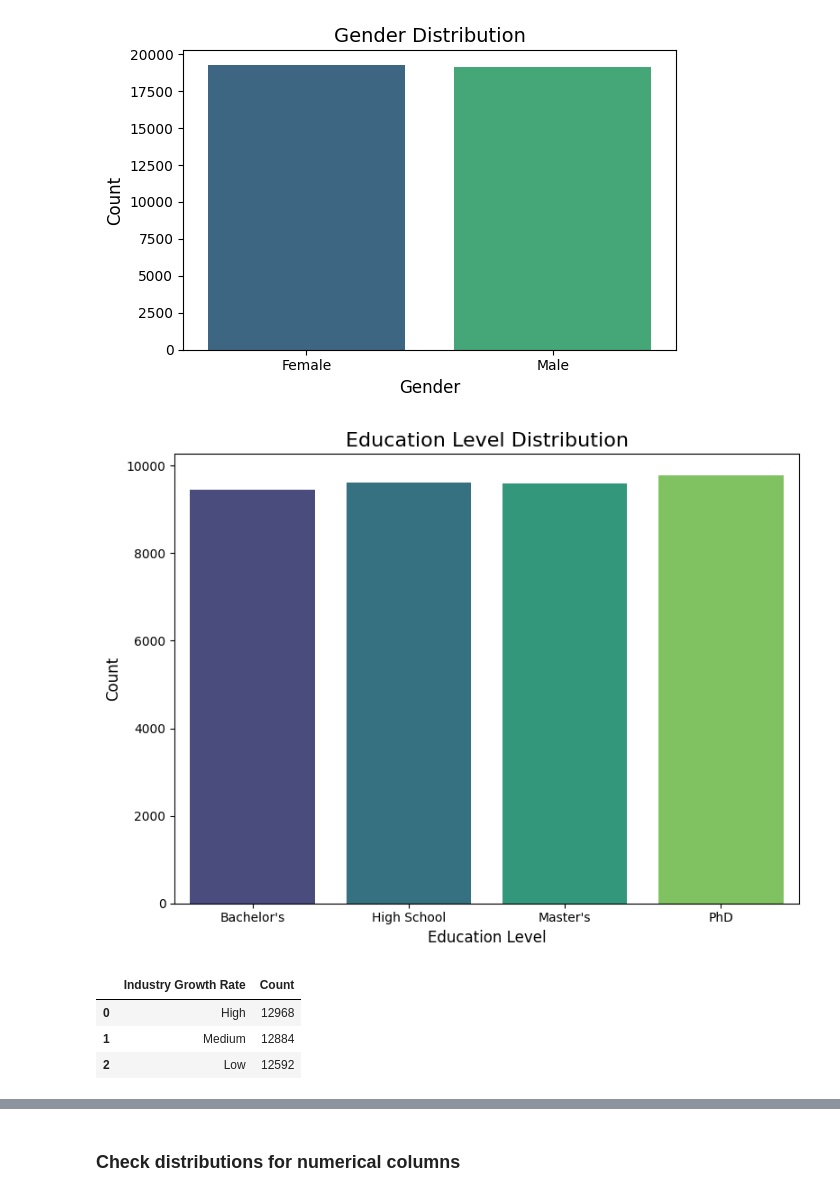
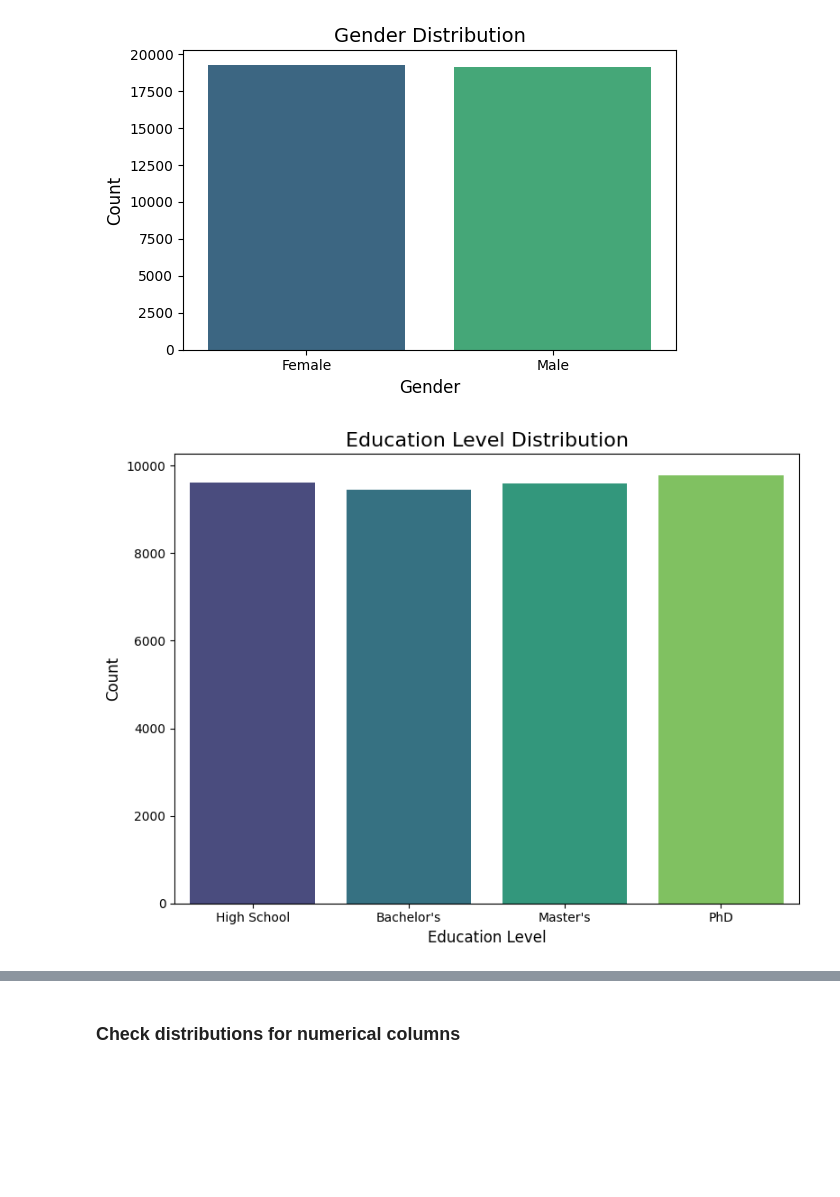
Before and after one commit to wdavjr/wd-career-field-vs-occupation-eda, a Jupyter notebook: eda-of-occupation-vs-field-of-study.ipynb, the cells around one changed output, grey strips where cells are left out. Drawn from its saved outputs; the diff is of its cells as text; code cells hidden in the pictures; blank space fills up the shorter version.

```diff
--- a/eda-of-occupation-vs-field-of-study.ipynb
+++ b/eda-of-occupation-vs-field-of-study.ipynb
@@ -214,37 +214,25 @@ plt.show()
 # %% [output]
 [figure]
 # %%
-# Calculate value counts and sort
+# Calculate value counts and reset the index
 education_value_counts = df['Education Level'].value_counts().reset_index()
 education_value_counts.columns = ['Education Level', 'Count']
-education_value_counts = education_value_counts.sort_values(by='Count', ascending=False)
 
-# Ensure the correct order for ordinal data
-education_value_counts = education_value_counts.sort_values(
-    by='Education Level',
-    key=lambda col: col.map({'High School': 1, "Bachelor's": 2, "Master's": 3, 'PhD': 4})
-)
+# Define the correct order for ordinal data
+education_order = ['High School', "Bachelor's", "Master's", 'PhD']
+
+# Sort the values by the custom education level order
+education_value_counts['Education Level'] = pd.Categorical(education_value_counts['Education Level'], categories=education_order, ordered=True)
+education_value_counts = education_value_counts.sort_values(by='Education Level').reset_index(drop=True)
 
 # Create a horizontal bar plot
 plt.figure(figsize=(8, 6))
 sns.barplot(x='Education Level', y='Count', data=education_value_counts, palette='viridis')
 plt.title('Education Level Distribution', fontsize=16)
 plt.xlabel('Education Level', fontsize=12)
 plt.ylabel('Count', fontsize=12)
 plt.xticks(rotation=0)
 plt.tight_layout()
 plt.show()
 # %% [output]
-[figure, old version]
+[figure, new version]
-# %%
-# Calculate value counts and sort
-growth_value_counts = df['Industry Growth Rate'].value_counts().reset_index()
-growth_value_counts.columns = ['Industry Growth Rate', 'Count']
-growth_value_counts = growth_value_counts.sort_values(by='Count', ascending=False)
-
-growth_value_counts
-# %% [output]
-|  | Industry Growth Rate | Count |
-| 0 | High | 12968 |
-| 1 | Medium | 12884 |
-| 2 | Low | 12592 |
```
Also changed, not shown: parts of 6 cells of this notebook.
